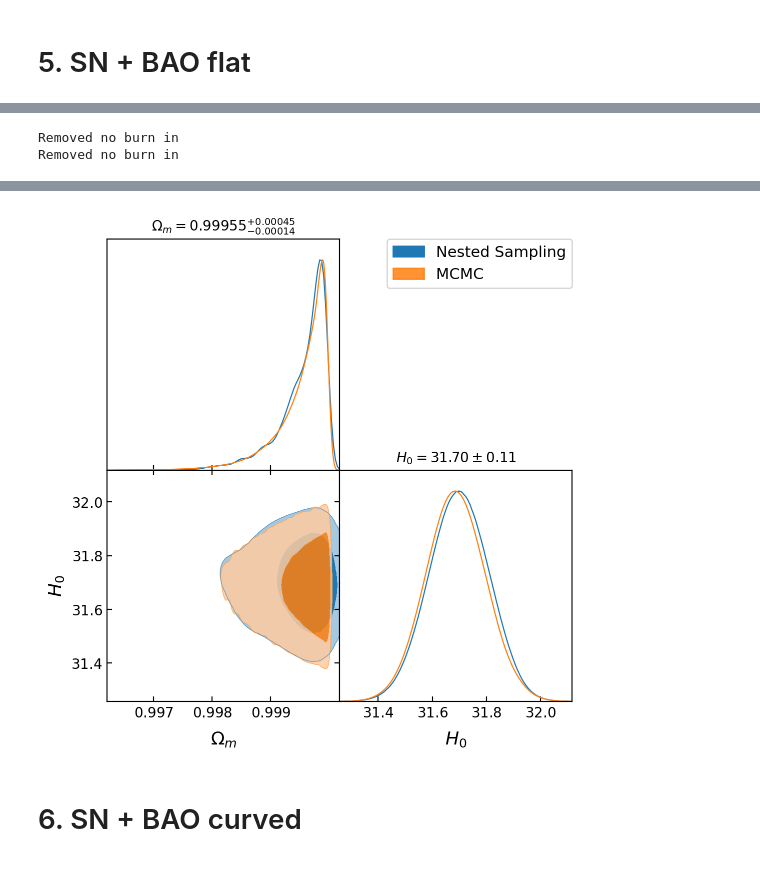
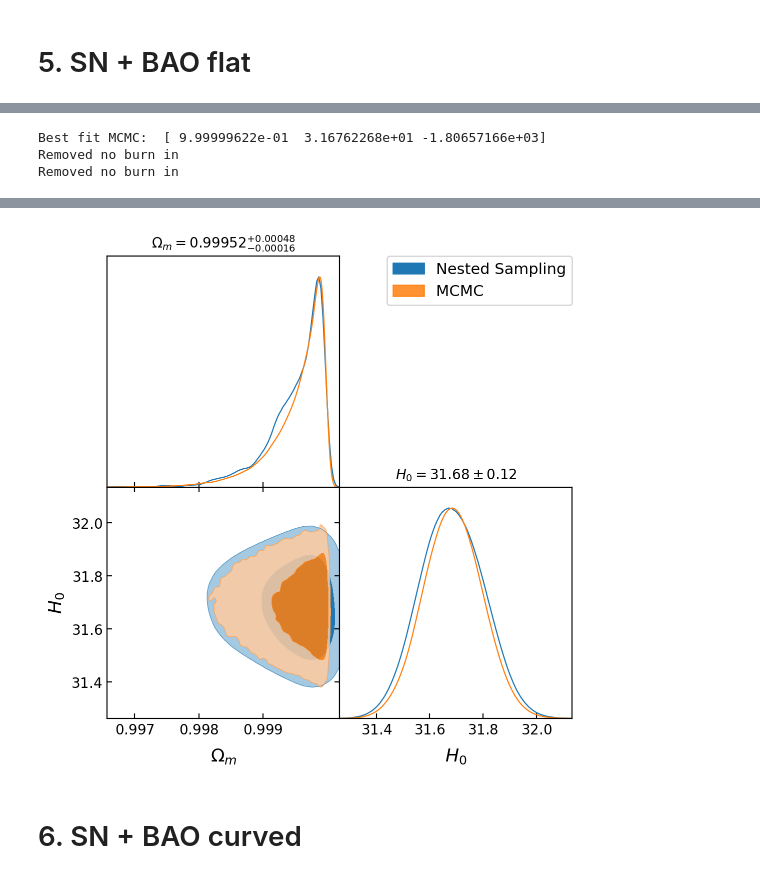
Before and after one commit to john1256/KASI_Ms, a Jupyter notebook: 2025/Field_research/Midterm_proj2_nested.ipynb, the cells around one changed output, grey strips where cells are left out. Drawn from its saved outputs; the diff is of its cells as text; code cells hidden in the pictures.

```diff
--- a/2025/Field_research/Midterm_proj2_nested.ipynb
+++ b/2025/Field_research/Midterm_proj2_nested.ipynb
@@ -138,7 +176,10 @@ labels = [r"\Omega_m", r"H_0"]
 data_BAO = pkl.load(open(Field_research_dir + '/Results/Nested/nested_SN_BAO_flat_result.pkl', 'rb'))
 results = np.load(f'./Results/MCMC/MCMC_flat_SN+BAO_0.npy'), np.load(f'./Results/MCMC/MCMC_flat_SN+BAO_1.npy'), np.load(f'./Results/MCMC/MCMC_flat_SN+BAO_2.npy'), np.load(f'./Results/MCMC/MCMC_flat_SN+BAO_3.npy')
 burn_in = 1000
-MCMC_fin = np.concatenate((results[0][:, burn_in:], results[1][:, burn_in:], results[2][:, burn_in:], results[3][:, burn_in:]), axis=1)[:-1].T
+MCMC_fin = np.concatenate((results[0][:, burn_in:], results[1][:, burn_in:], results[2][:, burn_in:], results[3][:, burn_in:]), axis=1)
+Best_fit = MCMC_fin[:,np.argmax(MCMC_fin[-1])]
+print('Best fit MCMC: ', Best_fit)
+MCMC_fin =  MCMC_fin[:-1].T
 
 names = ['Omegam','H0']; savetitle = 'nested_BAO_flat'
 sample_BAO = MCSamples(samples=data_BAO.samples, weights=data_BAO.weights, names=names, labels=labels)
@@ -155,2 +195,3 @@ WARNING:root:auto bandwidth for Omegam very small or failed (h=0.000503337769969
+Best fit MCMC:  [ 9.99999622e-01  3.16762268e+01 -1.80657166e+03]
 Removed no burn in
 Removed no burn in
@@ -157,4 +199,4 @@ Removed no burn in
-[figure, old version]
+[figure, new version]
 # %% [markdown]
 # 6. SN + BAO curved
 # %%
```
Also changed, not shown: parts of 11 cells of this notebook, 7 other files.
